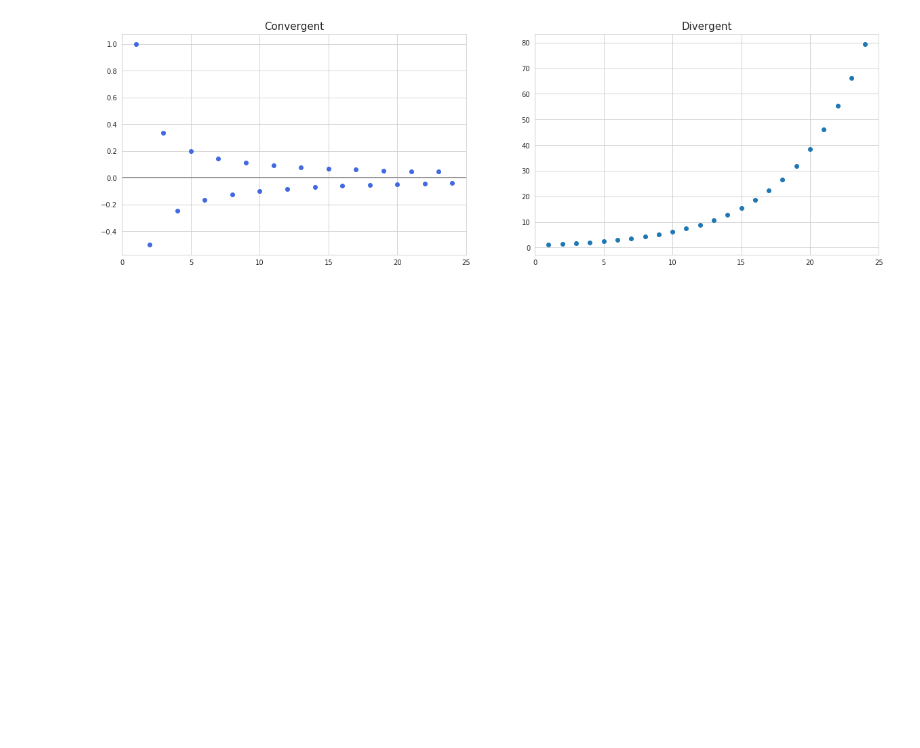
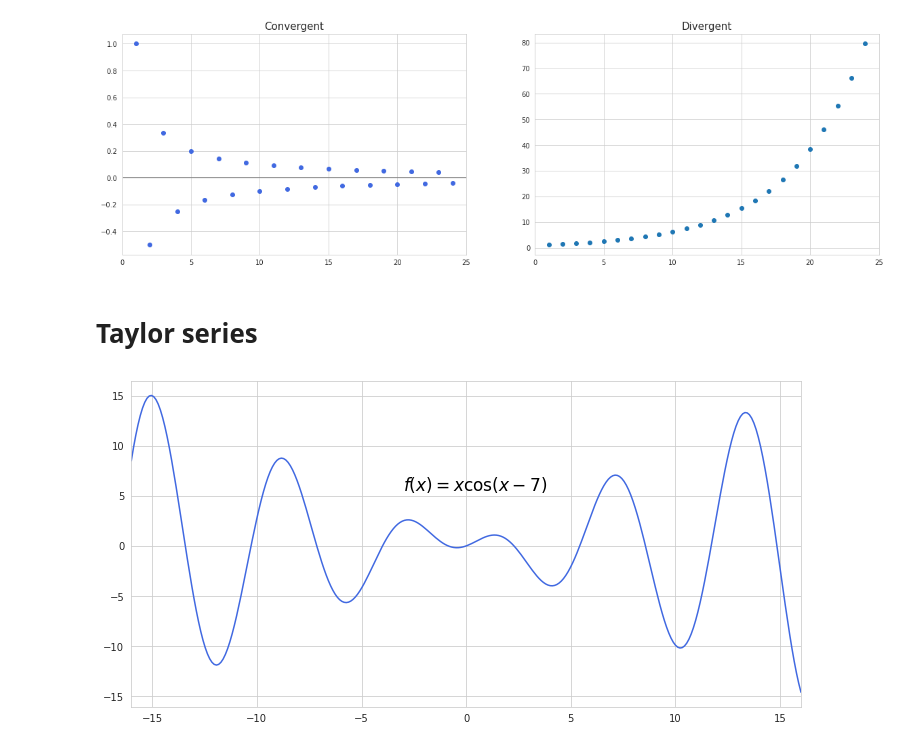
Before and after one commit to vzahorui/vzahorui.github.io, a Jupyter notebook: jupyter_notebooks/calculus/series.ipynb, the cells around one changed output. Cells and saved outputs as stored; diff of their text form; code cells hidden in the pictures; blank space fills up the shorter version.

Commit message:
added article about Taylor series

```diff
--- a/jupyter_notebooks/calculus/series.ipynb
+++ b/jupyter_notebooks/calculus/series.ipynb
@@ -26,3 +27,22 @@ for ax in ax:
 plt.savefig('../../assets/images/calculus/convergent_and_divergent_series.png', bbox_inches='tight');
 # %% [output]
 [figure]
+# %% [markdown]
+# Taylor series
+# %%
+x = np.linspace(-16, 16, 300)
+
+def func(x):
+    return x*np.cos((x-7))
+# %%
+with sns.axes_style("whitegrid"):
+    fig, ax = plt.subplots(figsize=(12,6))
+
+# function
+ax.plot(x, func(x), color='royalblue')
+ax.annotate(s=r'$f(x)=x\cos(x-7)$', xy=(0, 0), xytext=(-3, 5.5), fontsize=17)
+
+ax.set_xlim(-16, 16)
+plt.savefig('../../assets/images/calculus/random_function_example.png', bbox_inches='tight');
+# %% [output]
+[figure, added]
```
Also changed, not shown: parts of 7 cells of this notebook, 15 other files.
